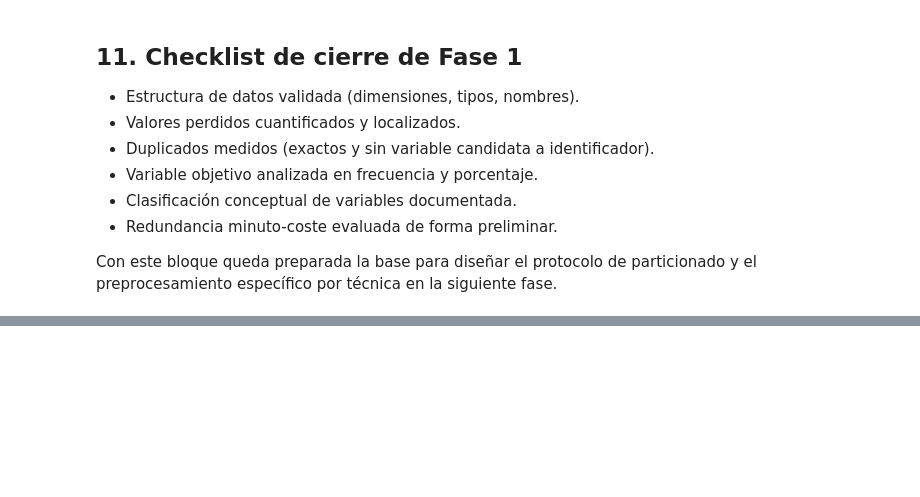
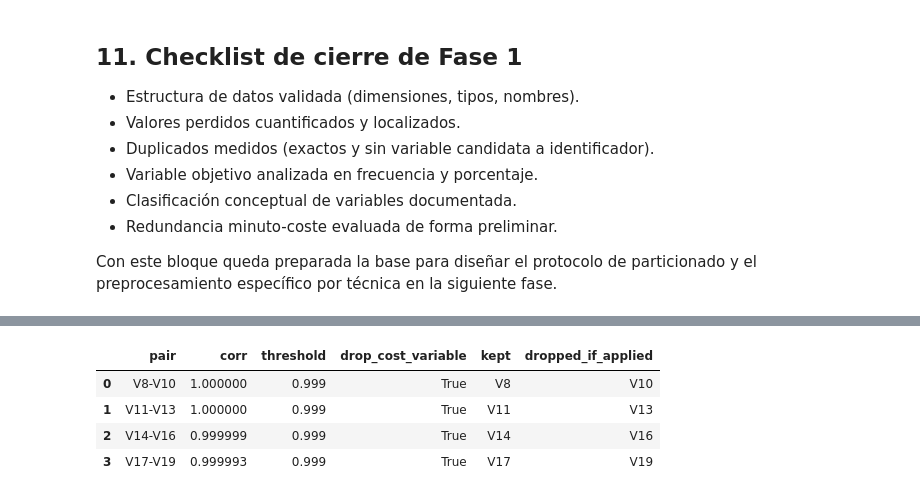
Before and after one commit to danielrawlins21/Clasificaci-n_binaria_Machine_Learning, a Jupyter notebook: notebooks/01_eda.ipynb, the cells around one changed output, grey strips where cells are left out. Saved outputs shown, nothing was run; the diff lists cells and outputs as text; code cells hidden in the pictures; blank space fills up the shorter version.

```diff
--- a/notebooks/01_eda.ipynb
+++ b/notebooks/01_eda.ipynb
@@ -285,0 +296,84 @@ Con este bloque queda preparada la base para diseñar el protocolo de particiona
+# %%
+# Parametros de decision (reproducibles y explicitos)
+DEDUPLICATE_BEFORE_SPLIT = True
+EXCLUDE_IDENTIFIER_V4 = True
+REDUNDANCY_CORR_THRESHOLD = 0.999
+
+# 1) Deduplicacion
+n_rows_initial = len(df)
+duplicates_initial = int(df.duplicated().sum())
+
+if DEDUPLICATE_BEFORE_SPLIT:
+    df_work = df.drop_duplicates().copy()
+else:
+    df_work = df.copy()
+
+n_rows_after_dedup = len(df_work)
+
+# 2) Exclusion de identificador
+excluded_by_design = []
+if EXCLUDE_IDENTIFIER_V4 and 'V4' in df_work.columns:
+    excluded_by_design.append('V4')
+
+# 3) Regla explicita para pares redundantes
+redundancy_pairs = [('V8', 'V10'), ('V11', 'V13'), ('V14', 'V16'), ('V17', 'V19')]
+redundancy_dropped = []
+redundancy_rows = []
+
+for minutes_col, cost_col in redundancy_pairs:
+    if minutes_col in df_work.columns and cost_col in df_work.columns:
+        corr_val = df_work[[minutes_col, cost_col]].corr().iloc[0, 1]
+        drop_cost = bool(abs(corr_val) > REDUNDANCY_CORR_THRESHOLD)
+        if drop_cost:
+            redundancy_dropped.append(cost_col)
+        redundancy_rows.append({
+            'pair': f'{minutes_col}-{cost_col}',
+            'corr': corr_val,
+            'threshold': REDUNDANCY_CORR_THRESHOLD,
+            'drop_cost_variable': drop_cost,
+            'kept': minutes_col,
+            'dropped_if_applied': cost_col if drop_cost else ''
+        })
+
+redundancy_decisions = pd.DataFrame(redundancy_rows)
+
+# Aplicacion final de decisiones sobre el conjunto para modelado
+cols_to_drop = sorted(set(excluded_by_design + redundancy_dropped))
+df_model = df_work.drop(columns=cols_to_drop, errors='ignore').copy()
+
+# Resumen de decisiones
+decisions_summary = pd.DataFrame([
+    {
+        'decision': 'deduplicate_before_split',
+        'value': DEDUPLICATE_BEFORE_SPLIT,
+        'detail': f'{duplicates_initial} duplicados eliminados' if DEDUPLICATE_BEFORE_SPLIT else 'No aplicado'
+    },
+    {
+        'decision': 'exclude_V4_by_design',
+        'value': EXCLUDE_IDENTIFIER_V4,
+        'detail': 'V4 excluida' if 'V4' in cols_to_drop else 'V4 no excluida'
+    },
+    {
+        'decision': 'redundancy_rule',
+        'value': f'abs(corr) > {REDUNDANCY_CORR_THRESHOLD}',
+        'detail': f'Variables eliminadas: {redundancy_dropped}' if redundancy_dropped else 'Sin eliminaciones'
+    },
+    {
+        'decision': 'dataset_shape_transition',
+        'value': f'{df.shape} -> {df_work.shape} -> {df_model.shape}',
+        'detail': 'Original -> deduplicado -> modelado'
+    }
+])
+
+display(decisions_summary)
+display(redundancy_decisions)
+print('Columnas eliminadas para modelado:', cols_to_drop)
+print('Shape final para modelado:', df_model.shape)
+
+# Exportacion de tablas de decision metodologica
+outputs_tables = Path('..') / 'outputs' / 'tables'
+outputs_tables.mkdir(parents=True, exist_ok=True)
+decisions_summary.to_csv(outputs_tables / 'fase1_methodological_decisions.csv', index=False)
+redundancy_decisions.to_csv(outputs_tables / 'fase1_redundancy_decisions.csv', index=False)
+print('Decisiones metodologicas exportadas en:', outputs_tables.resolve())
+# %% [output]
@@ -285,0 +385,5 @@ Con este bloque queda preparada la base para diseñar el protocolo de particiona
+|  | pair | corr | threshold | drop_cost_variable | kept | dropped_if_applied |
+| 0 | V8-V10 | 1.000000 | 0.999 | True | V8 | V10 |
+| 1 | V11-V13 | 1.000000 | 0.999 | True | V11 | V13 |
+| 2 | V14-V16 | 0.999999 | 0.999 | True | V14 | V16 |
+| 3 | V17-V19 | 0.999993 | 0.999 | True | V17 | V19 |
```
Also changed, not shown: parts of 2 cells of this notebook, 5 other files.
